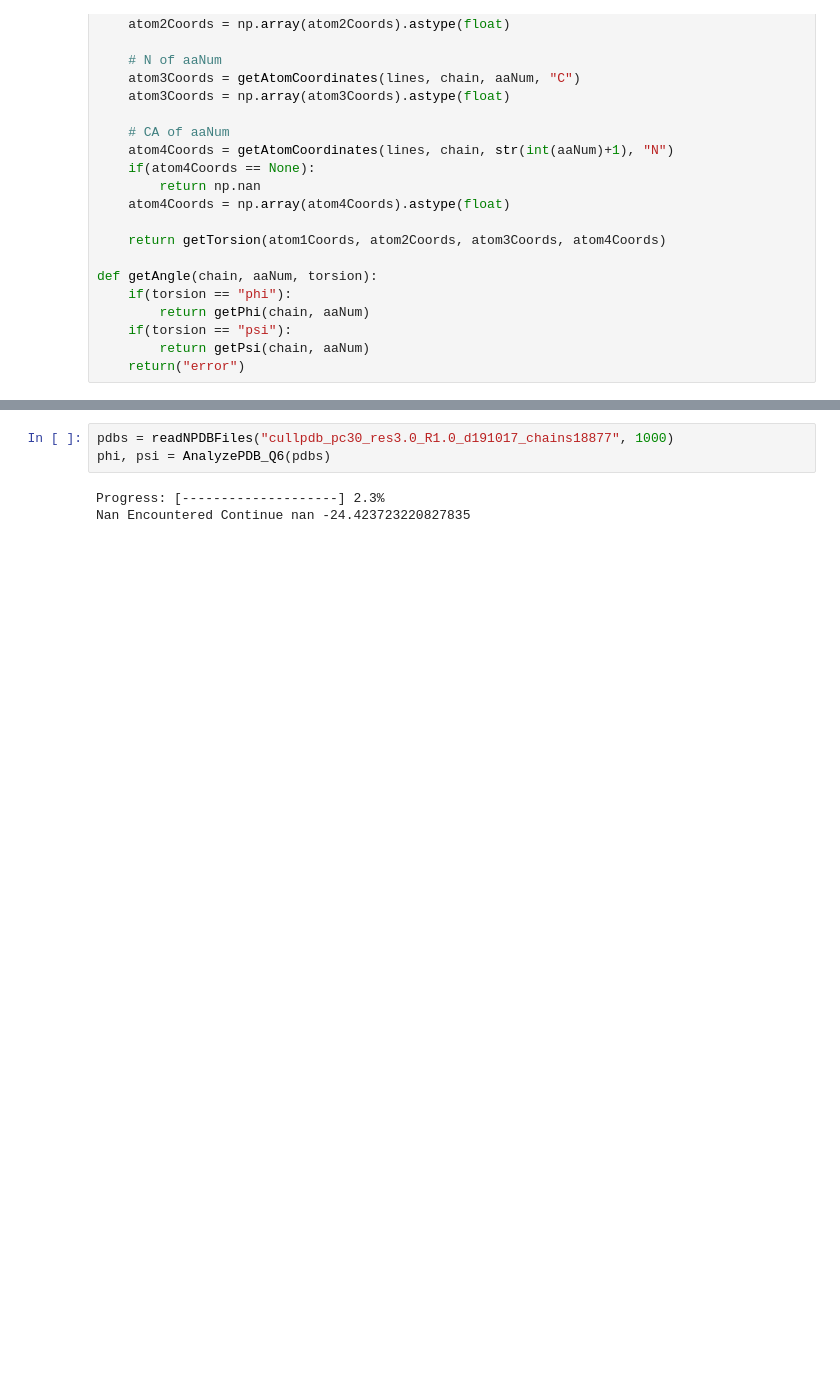
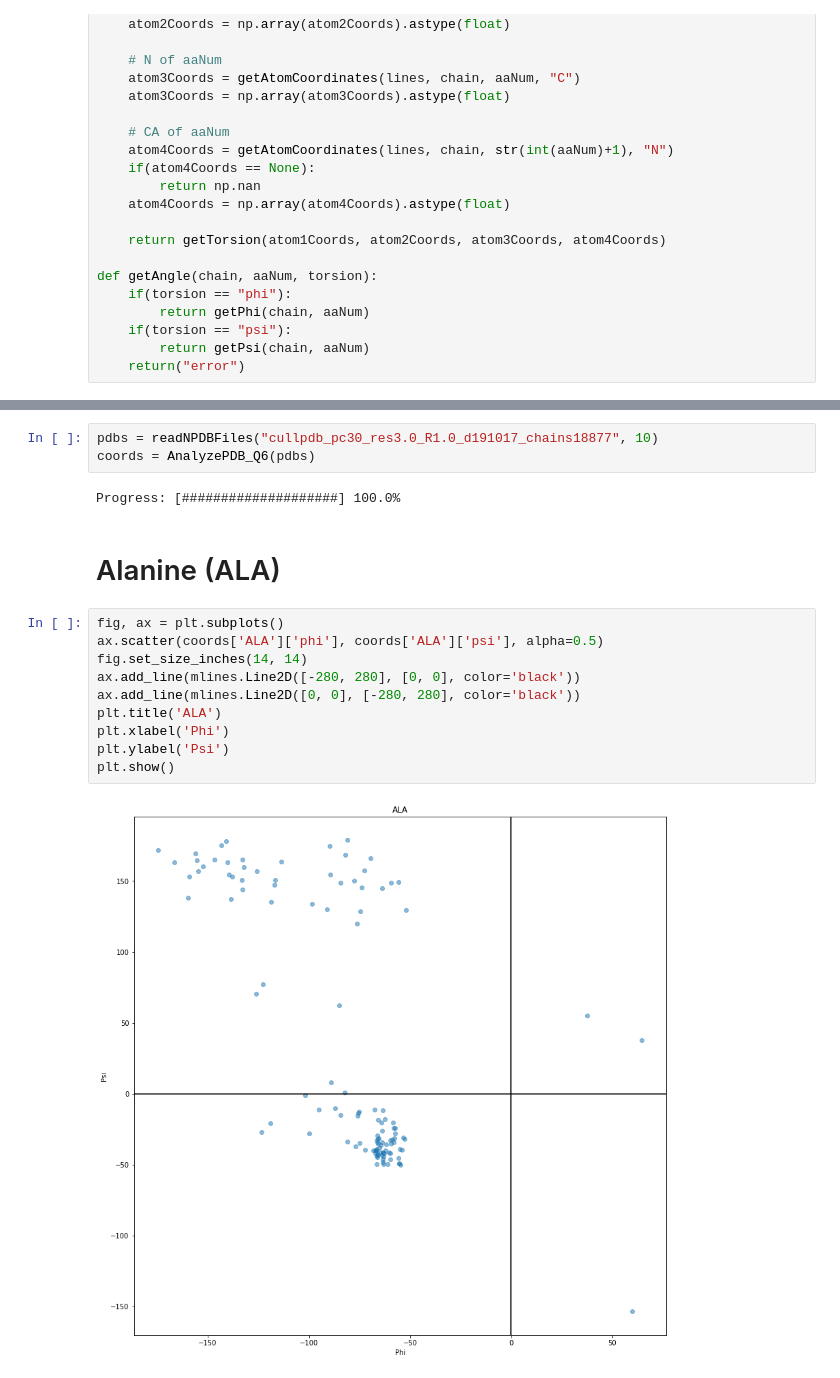
Before and after one commit to JosephRocha/Helix, a Jupyter notebook: Section-6.ipynb, the cells around one changed output, grey strips where cells are left out. Saved outputs shown, nothing was run; the diff lists cells and outputs as text; blank space fills up the shorter version.

```diff
--- a/Section-6.ipynb
+++ b/Section-6.ipynb
@@ -164,6 +169,19 @@ def AnalyzePDB_Q6(pdbs):
 # %%
-pdbs = readNPDBFiles("cullpdb_pc30_res3.0_R1.0_d191017_chains18877", 1000)
-phi, psi = AnalyzePDB_Q6(pdbs)
+pdbs = readNPDBFiles("cullpdb_pc30_res3.0_R1.0_d191017_chains18877", 10)
+coords = AnalyzePDB_Q6(pdbs)
 # %% [output]
-Progress: [--------------------] 2.3%
-Nan Encountered Continue nan -24.423723220827835
+Progress: [####################] 100.0%
+# %% [markdown]
+# Alanine (ALA)
+# %%
+fig, ax = plt.subplots()
+ax.scatter(coords['ALA']['phi'], coords['ALA']['psi'], alpha=0.5)
+fig.set_size_inches(14, 14)
+ax.add_line(mlines.Line2D([-280, 280], [0, 0], color='black'))
+ax.add_line(mlines.Line2D([0, 0], [-280, 280], color='black'))
+plt.title('ALA')
+plt.xlabel('Phi')
+plt.ylabel('Psi')
+plt.show()
+# %% [output]
+[figure, added]
```
Also changed, not shown: parts of 40 cells of this notebook, 1 other file.
